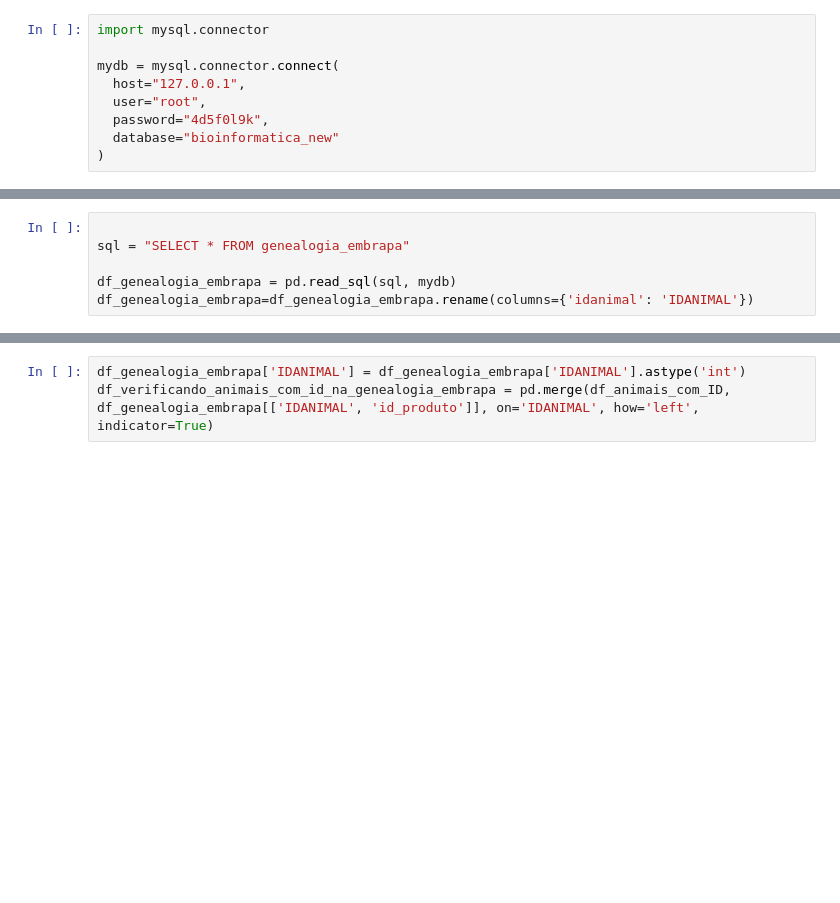
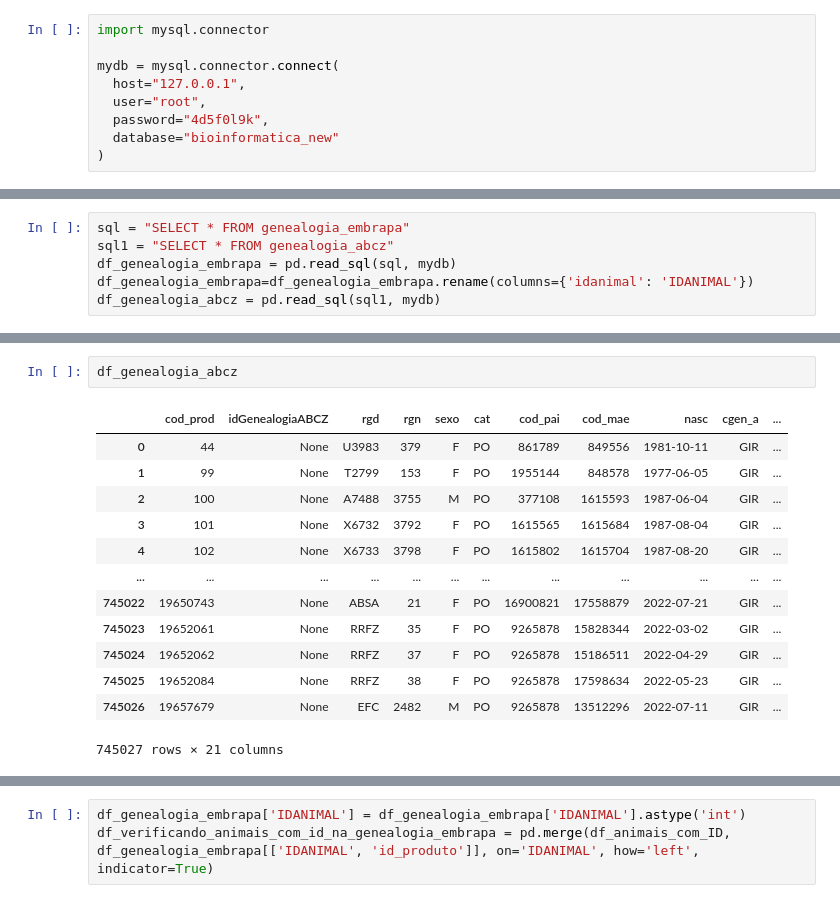
Before and after one commit to macheuz/dados_PNMGL, a Jupyter notebook: leituraPnmgl.ipynb, the cells around one changed output, grey strips where cells are left out. Drawn from its saved outputs; the diff is of its cells as text; blank space fills up the shorter version.

```diff
--- a/leituraPnmgl.ipynb
+++ b/leituraPnmgl.ipynb
@@ -149,6 +40,6 @@ mydb = mysql.connector.connect(
 # %%
-
 sql = "SELECT * FROM genealogia_embrapa"
-
+sql1 = "SELECT * FROM genealogia_abcz"
 df_genealogia_embrapa = pd.read_sql(sql, mydb)
 df_genealogia_embrapa=df_genealogia_embrapa.rename(columns={'idanimal': 'IDANIMAL'})
+df_genealogia_abcz = pd.read_sql(sql1, mydb)
@@ -156,0 +116,16 @@ df_genealogia_embrapa=df_genealogia_embrapa.rename(columns={'idanimal': 'IDANIMA
+# %%
+df_genealogia_abcz
+# %% [output]
+|  | cod_prod | idGenealogiaABCZ | rgd | rgn | sexo | cat | cod_pai | cod_mae | nasc | cgen_a | ... |
+| 0 | 44 | None | U3983 | 379 | F | PO | 861789 | 849556 | 1981-10-11 | GIR | ... |
+| 1 | 99 | None | T2799 | 153 | F | PO | 1955144 | 848578 | 1977-06-05 | GIR | ... |
+| 2 | 100 | None | A7488 | 3755 | M | PO | 377108 | 1615593 | 1987-06-04 | GIR | ... |
+| 3 | 101 | None | X6732 | 3792 | F | PO | 1615565 | 1615684 | 1987-08-04 | GIR | ... |
+| 4 | 102 | None | X6733 | 3798 | F | PO | 1615802 | 1615704 | 1987-08-20 | GIR | ... |
+| ... | ... | ... | ... | ... | ... | ... | ... | ... | ... | ... | ... |
+| 745022 | 19650743 | None | ABSA | 21 | F | PO | 16900821 | 17558879 | 2022-07-21 | GIR | ... |
+| 745023 | 19652061 | None | RRFZ | 35 | F | PO | 9265878 | 15828344 | 2022-03-02 | GIR | ... |
+| 745024 | 19652062 | None | RRFZ | 37 | F | PO | 9265878 | 15186511 | 2022-04-29 | GIR | ... |
+| 745025 | 19652084 | None | RRFZ | 38 | F | PO | 9265878 | 17598634 | 2022-05-23 | GIR | ... |
+| 745026 | 19657679 | None | EFC | 2482 | M | PO | 9265878 | 13512296 | 2022-07-11 | GIR | ... |
+745027 rows × 21 columns
```
Also changed, not shown: parts of 63 cells of this notebook.
